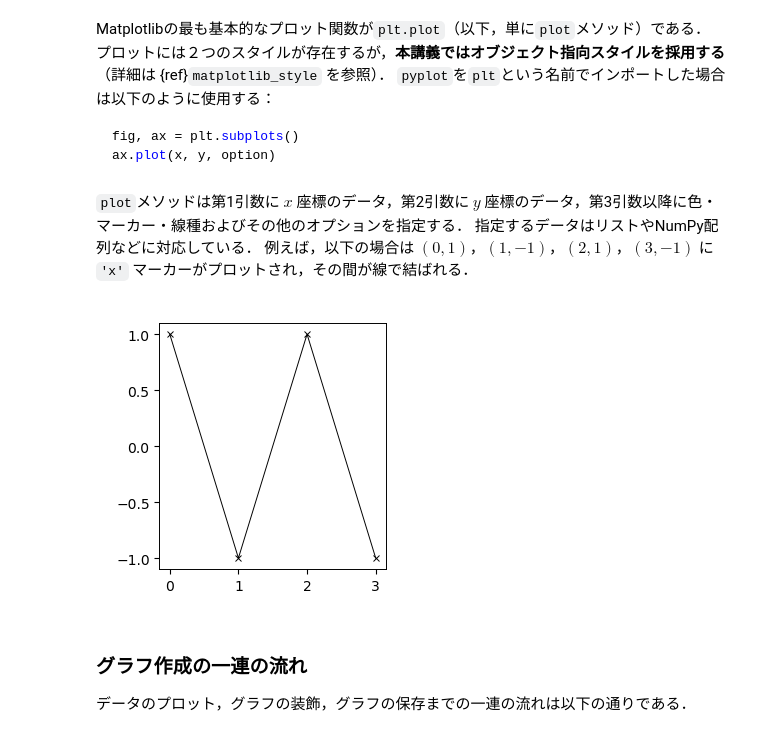
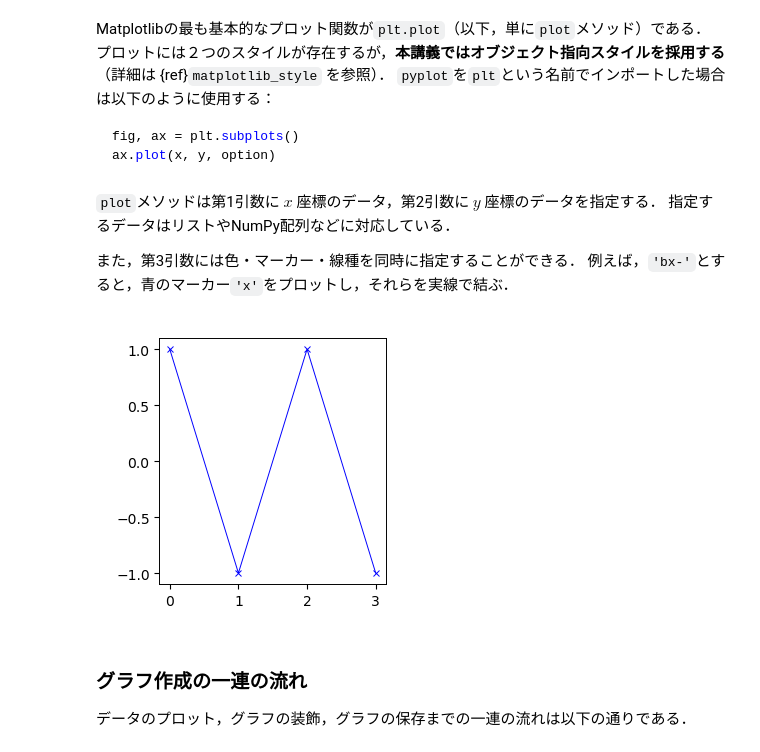
Before and after one commit to tnarizuka/sports_data_programming, a Jupyter notebook: _build/jupyter_execute/chap_5/5_matplotlib.ipynb, the cells around one changed output. Drawn from its saved outputs; the diff is of its cells as text; code cells hidden in the pictures.

````diff
--- a/_build/jupyter_execute/chap_5/5_matplotlib.ipynb
+++ b/_build/jupyter_execute/chap_5/5_matplotlib.ipynb
@@ -52,15 +52,17 @@ Matplotlibの最も基本的なプロット関数が`plt.plot`（以下，単に
 fig, ax = plt.subplots()
 ax.plot(x, y, option)
 ```
-# %% [markdown]
-`plot`メソッドは第1引数に $x$ 座標のデータ，第2引数に $y$ 座標のデータ，第3引数以降に色・マーカー・線種およびその他のオプションを指定する．
-指定するデータはリストやNumPy配列などに対応している．
-例えば，以下の場合は $ (0, 1) $，$ (1, -1) $，$ (2, 1) $，$ (3, -1) $ に `'x'` マーカーがプロットされ，その間が線で結ばれる．
+# %% [markdown]
+`plot`メソッドは第1引数に $x$ 座標のデータ，第2引数に $y$ 座標のデータを指定する．
+指定するデータはリストやNumPy配列などに対応している．
+
+また，第3引数には色・マーカー・線種を同時に指定することができる．
+例えば，`'bx-'`とすると，青のマーカー`'x'`をプロットし，それらを実線で結ぶ．
 # %%
 fig, ax = plt.subplots(figsize=(3, 3))
-ax.plot([0, 1, 2, 3], [1, -1, 1, -1], 'x-');
+ax.plot([0, 1, 2, 3], [1, -1, 1, -1], 'bx-');
 # %% [output]
-[figure, old version]
+[figure, new version]
 # %% [markdown]
 ### グラフ作成の一連の流れ
 データのプロット，グラフの装飾，グラフの保存までの一連の流れは以下の通りである．
````
Also changed, not shown: parts of 2 cells of this notebook, 11 other files.
